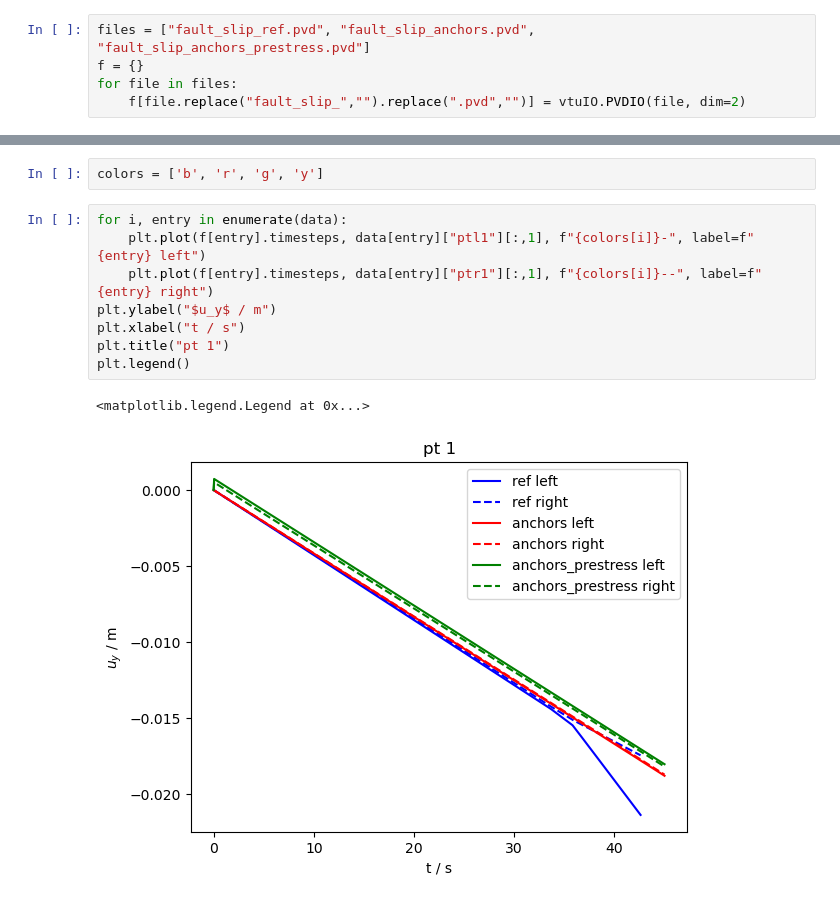
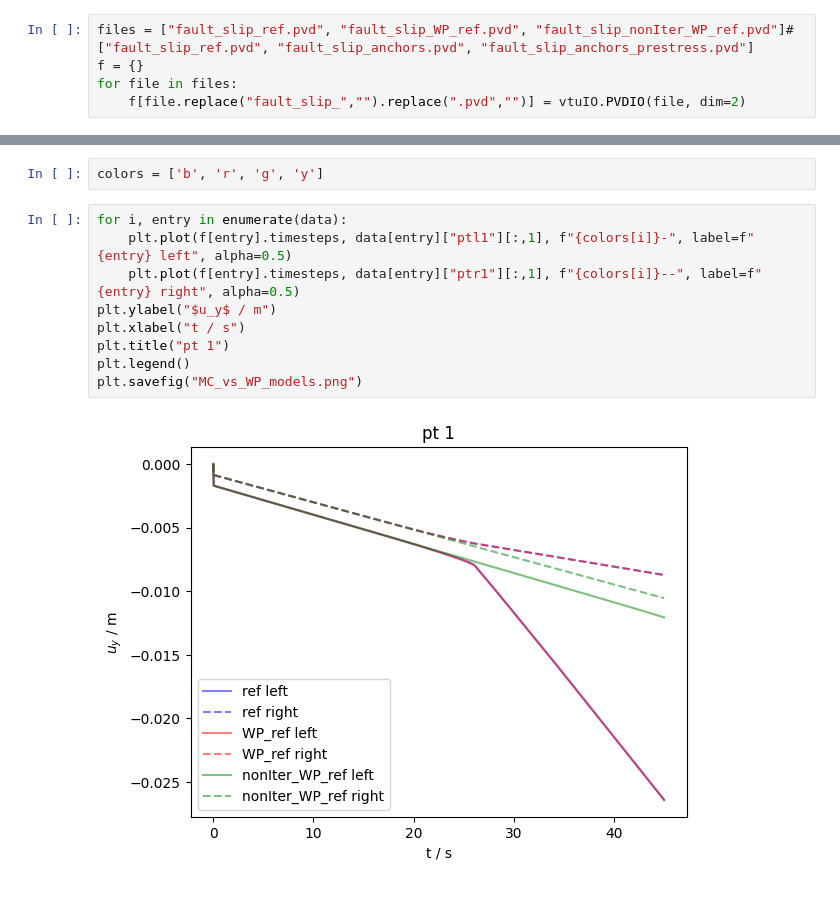
Before and after one commit to joergbuchwald/slope_stability_anchors, a Jupyter notebook: fault_slip.ipynb, the cells around one changed output, grey strips where cells are left out. Saved outputs shown, nothing was run; the diff lists cells and outputs as text.

```diff
--- a/fault_slip.ipynb
+++ b/fault_slip.ipynb
@@ -16,7 +16,7 @@ pts = {"ptl1": (11.0, 15.0, 0.0), "ptr1": (13.0, 15.0, 0.0),
        "ptl2": (9.0, 10.0, 0.0), "ptr2": (11.0, 10.0, 0.0),
        "ptl3": (5.0, 4.0, 0.0), "ptr3": (9.0, 4.0, 0.0)}
 # %%
-files = ["fault_slip_ref.pvd", "fault_slip_anchors.pvd", "fault_slip_anchors_prestress.pvd"]
+files = ["fault_slip_ref.pvd", "fault_slip_WP_ref.pvd", "fault_slip_nonIter_WP_ref.pvd"]#["fault_slip_ref.pvd", "fault_slip_anchors.pvd", "fault_slip_anchors_prestress.pvd"]
 f = {}
 for file in files:
     f[file.replace("fault_slip_","").replace(".pvd","")] = vtuIO.PVDIO(file, dim=2)
@@ -28,15 +28,15 @@ for entry in f:
 colors = ['b', 'r', 'g', 'y']
 # %%
 for i, entry in enumerate(data):
-    plt.plot(f[entry].timesteps, data[entry]["ptl1"][:,1], f"{colors[i]}-", label=f"{entry} left")
-    plt.plot(f[entry].timesteps, data[entry]["ptr1"][:,1], f"{colors[i]}--", label=f"{entry} right")
+    plt.plot(f[entry].timesteps, data[entry]["ptl1"][:,1], f"{colors[i]}-", label=f"{entry} left", alpha=0.5)
+    plt.plot(f[entry].timesteps, data[entry]["ptr1"][:,1], f"{colors[i]}--", label=f"{entry} right", alpha=0.5)
 plt.ylabel("$u_y$ / m")
 plt.xlabel("t / s")
 plt.title("pt 1")
 plt.legend()
+plt.savefig("MC_vs_WP_models.png")
 # %% [output]
-<matplotlib.legend.Legend at 0x...>
-[figure, old version]
+[figure, new version]
 # %%
 for i, entry in enumerate(data):
     plt.plot(f[entry].timesteps, data[entry]["ptl2"][:,1], f"{colors[i]}-", label=f"{entry} left")
```
Also changed, not shown: parts of 2 cells of this notebook, 3 other files.
